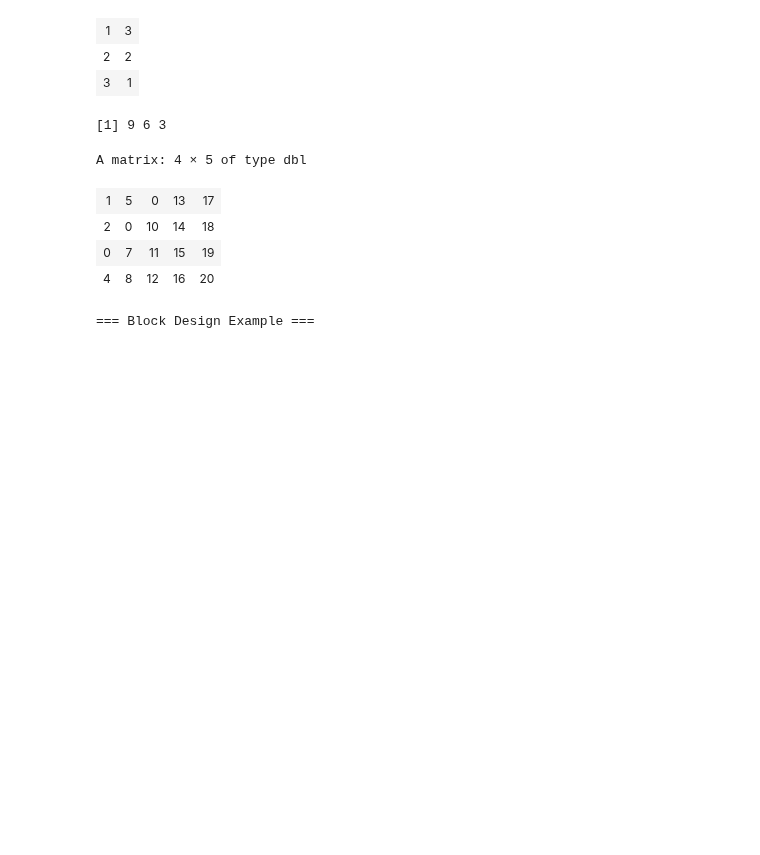
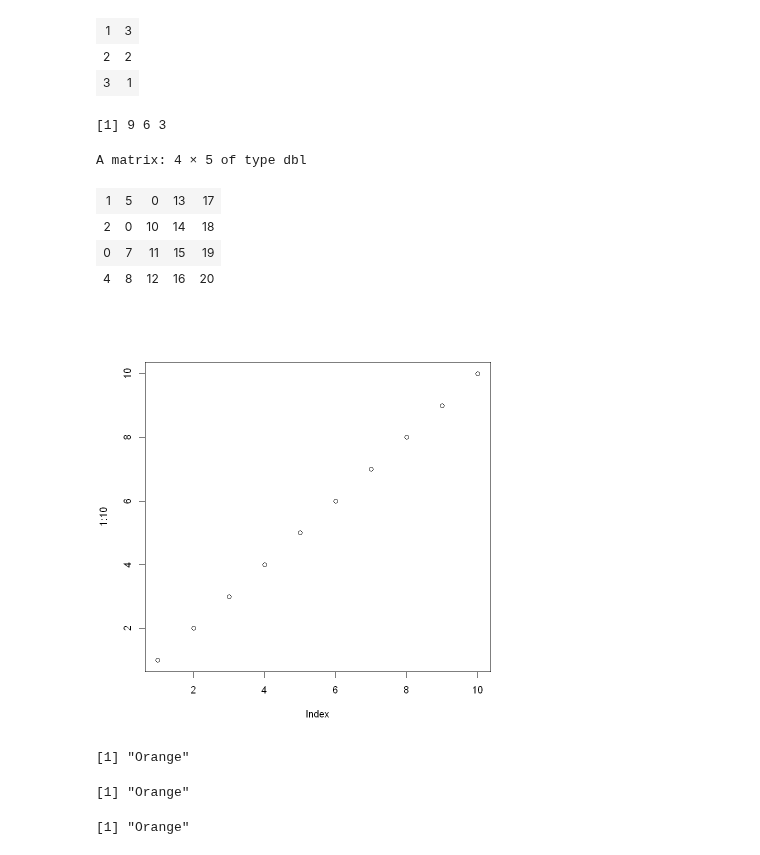
Before and after one commit to qslia/R_Practice, a Jupyter notebook: basic.ipynb, the cells around one changed output. Saved outputs shown, nothing was run; the diff lists cells and outputs as text; code cells hidden in the pictures; blank space fills up the shorter version.

```diff
--- a/basic.ipynb
+++ b/basic.ipynb
@@ -614,12 +659,3 @@ A matrix: 4 × 5 of type dbl
 | 2 | 0 | 10 | 14 | 18 |
 | 0 | 7 | 11 | 15 | 19 |
 | 4 | 8 | 12 | 16 | 20 |
-# %%
-cat("=== Block Design Example ===\n")
-
-# Setup: Experimental design with 3 blocks and 4 varieties, 12 plots total
-n <- 12  # number of plots
-b <- 3   # number of blocks
-v <- 4   # number of varieties
-# %% [output]
-=== Block Design Example ===
@@ -629,0 +662,4 @@ varieties <- factor(c("A", "B", "C", "D", "A", "B", "C", "D", "A", "B", "C", "D"
+# %%
+plot(1:10)
+# %% [output]
+[figure, added]
@@ -629,0 +668,8 @@ varieties <- factor(c("A", "B", "C", "D", "A", "B", "C", "D", "A", "B", "C", "D"
+# %%
+var1
+var2
+var3
+# %% [output]
+[1] "Orange"
+[1] "Orange"
+[1] "Orange"
```
Also changed, not shown: parts of 44 cells of this notebook, 1 other file.
